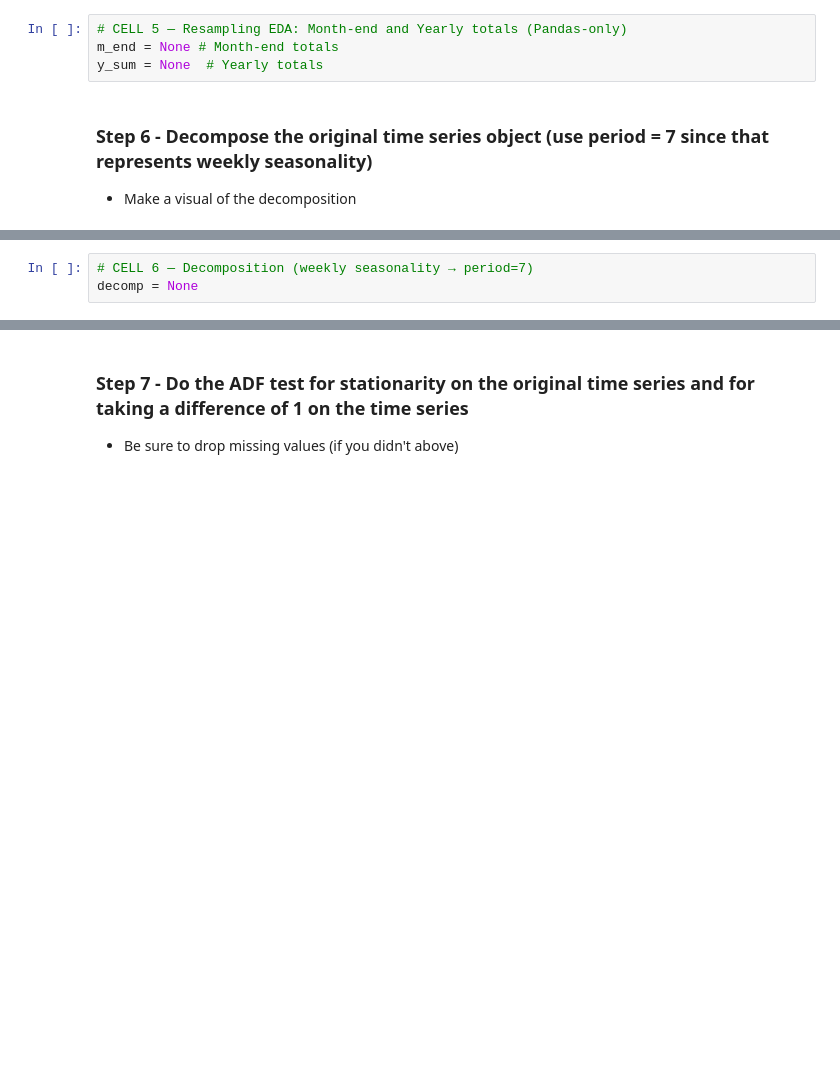
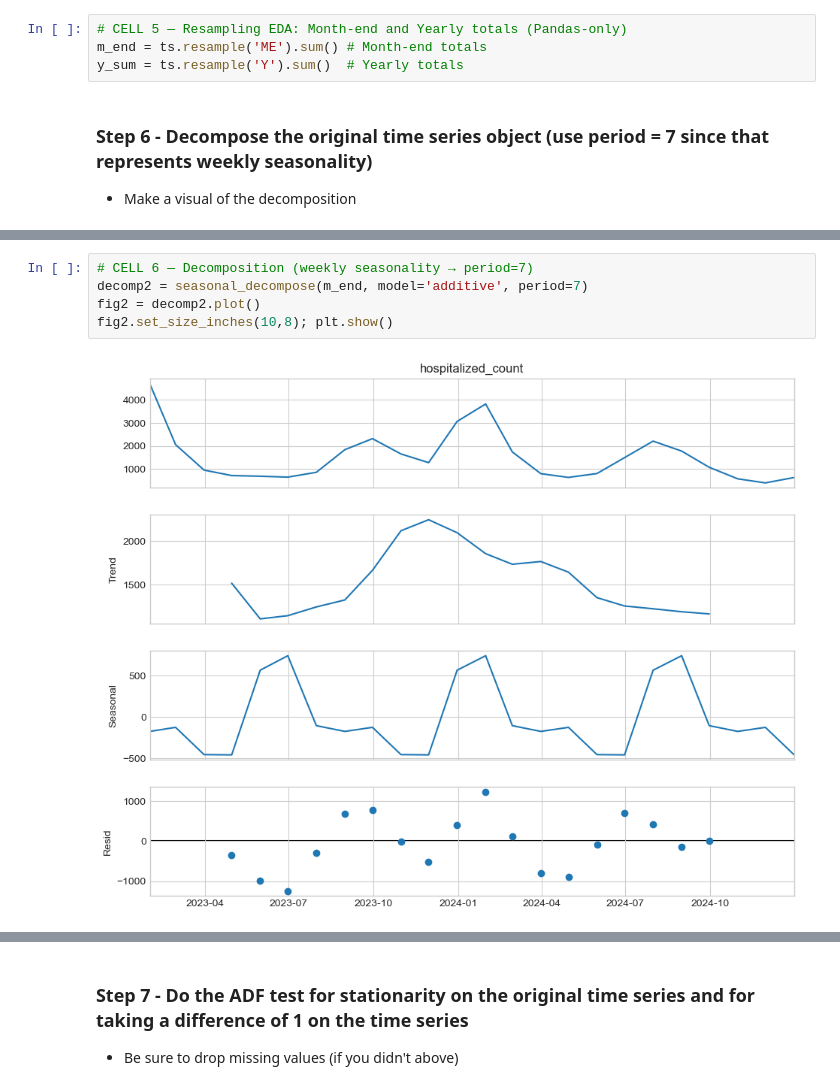
Before and after one commit to ro-the-creator/DA2025_Lectures, a Jupyter notebook: Mod6/CodeAssignments/Mod618_CodeAssignment_STUDENT.ipynb, the cells around one changed output, grey strips where cells are left out. Drawn from its saved outputs; the diff is of its cells as text; blank space fills up the shorter version.

```diff
--- a/Mod6/CodeAssignments/Mod618_CodeAssignment_STUDENT.ipynb
+++ b/Mod6/CodeAssignments/Mod618_CodeAssignment_STUDENT.ipynb
@@ -72,8 +177,8 @@ None
 - Visualize both resampled series
 # %%
 # CELL 5 — Resampling EDA: Month-end and Yearly totals (Pandas-only)
-m_end = None # Month-end totals
-y_sum = None  # Yearly totals
+m_end = ts.resample('ME').sum() # Month-end totals
+y_sum = ts.resample('Y').sum()  # Yearly totals
 # %% [markdown]
 ### Step 6 - Decompose the original time series object (use period = 7 since that represents weekly seasonality)
 - Make a visual of the decomposition
@@ -80,3 +210,7 @@ y_sum = None  # Yearly totals
 # %%
 # CELL 6 — Decomposition (weekly seasonality → period=7)
-decomp = None
+decomp2 = seasonal_decompose(m_end, model='additive', period=7)
+fig2 = decomp2.plot()
+fig2.set_size_inches(10,8); plt.show()
+# %% [output]
+[figure, added]
```
Also changed, not shown: parts of 15 cells of this notebook, 2 other files.
